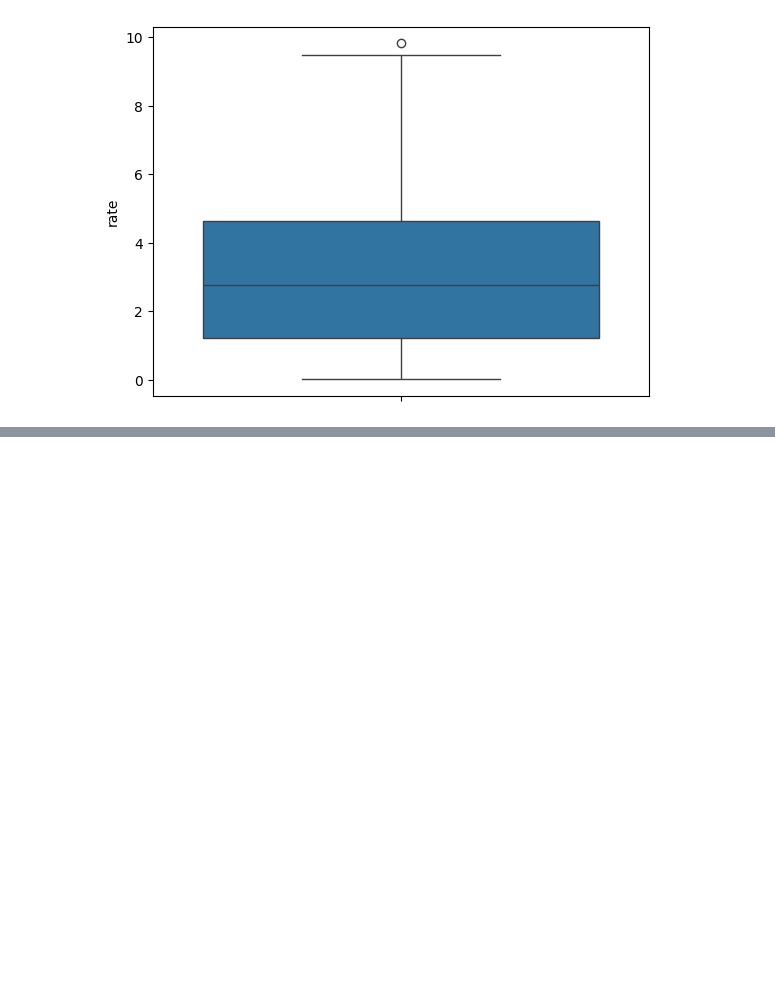
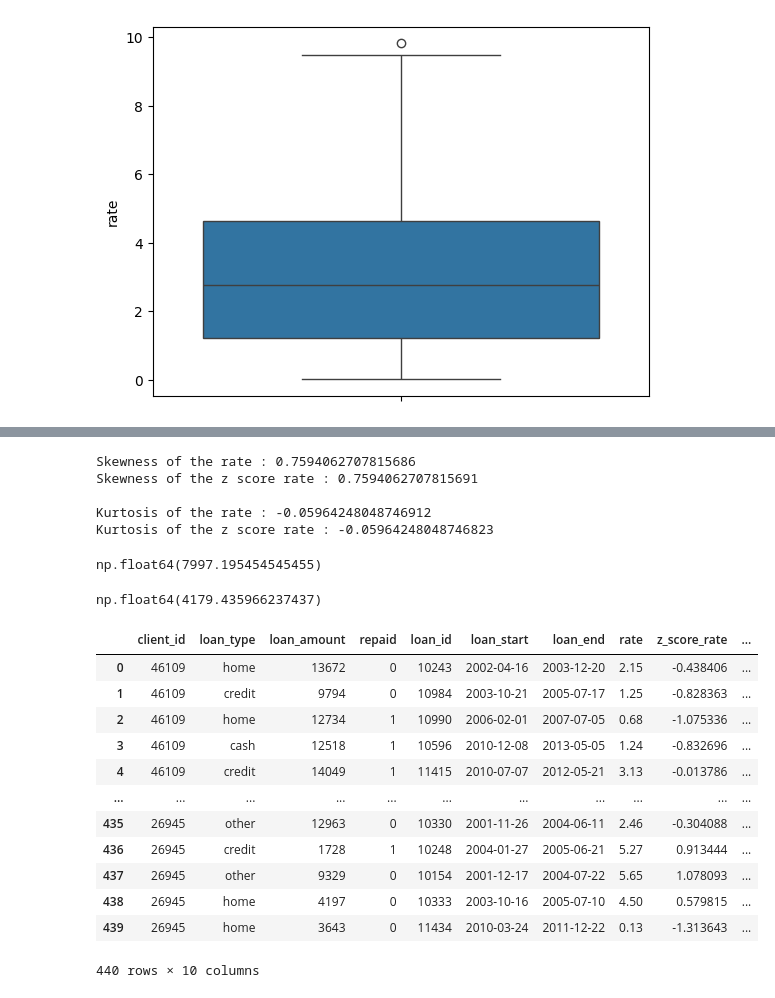
Before and after one commit to docroch/learning-data-science, a Jupyter notebook: data-preparation/loans.ipynb, the cells around one changed output, grey strips where cells are left out. Cells and saved outputs as stored; diff of their text form; code cells hidden in the pictures; blank space fills up the shorter version.

```diff
--- a/data-preparation/loans.ipynb
+++ b/data-preparation/loans.ipynb
@@ -407,0 +413,3 @@ sns.boxplot(df4.rate);
+# %%
+std_rate = df3['rate'].std()
+std_rate
@@ -407,0 +435,39 @@ sns.boxplot(df4.rate);
+# %%
+print(f'Skewness of the rate : {df3.rate.skew()}')
+print(f'Skewness of the z score rate : {df3.z_score_rate.skew()}')
+print()
+print(f'Kurtosis of the rate : {df3.rate.kurtosis()}')
+print(f'Kurtosis of the z score rate : {df3.z_score_rate.kurtosis()}')
+# %% [output]
+Skewness of the rate : 0.7594062707815686
+Skewness of the z score rate : 0.7594062707815691
+
+Kurtosis of the rate : -0.05964248048746912
+Kurtosis of the z score rate : -0.05964248048746823
+# %%
+avg_la = df3['loan_amount'].mean()
+avg_la
+# %% [output]
+np.float64(7997.195454545455)
+# %%
+std_la = df3['loan_amount'].std()
+std_la
+# %% [output]
+np.float64(4179.435966237437)
+# %%
+df3['z_score_la'] = (df3['loan_amount'] - avg_la) / std_la
+df3
+# %% [output]
+|  | client_id | loan_type | loan_amount | repaid | loan_id | loan_start | loan_end | rate | z_score_rate | ... |
+| 0 | 46109 | home | 13672 | 0 | 10243 | 2002-04-16 | 2003-12-20 | 2.15 | -0.438406 | ... |
+| 1 | 46109 | credit | 9794 | 0 | 10984 | 2003-10-21 | 2005-07-17 | 1.25 | -0.828363 | ... |
+| 2 | 46109 | home | 12734 | 1 | 10990 | 2006-02-01 | 2007-07-05 | 0.68 | -1.075336 | ... |
+| 3 | 46109 | cash | 12518 | 1 | 10596 | 2010-12-08 | 2013-05-05 | 1.24 | -0.832696 | ... |
+| 4 | 46109 | credit | 14049 | 1 | 11415 | 2010-07-07 | 2012-05-21 | 3.13 | -0.013786 | ... |
+| ... | ... | ... | ... | ... | ... | ... | ... | ... | ... | ... |
+| 435 | 26945 | other | 12963 | 0 | 10330 | 2001-11-26 | 2004-06-11 | 2.46 | -0.304088 | ... |
+| 436 | 26945 | credit | 1728 | 1 | 10248 | 2004-01-27 | 2005-06-21 | 5.27 | 0.913444 | ... |
+| 437 | 26945 | other | 9329 | 0 | 10154 | 2001-12-17 | 2004-07-22 | 5.65 | 1.078093 | ... |
+| 438 | 26945 | home | 4197 | 0 | 10333 | 2003-10-16 | 2005-07-10 | 4.50 | 0.579815 | ... |
+| 439 | 26945 | home | 3643 | 0 | 11434 | 2010-03-24 | 2011-12-22 | 0.13 | -1.313643 | ... |
+440 rows × 10 columns
```
Also changed, not shown: parts of 5 cells of this notebook.
